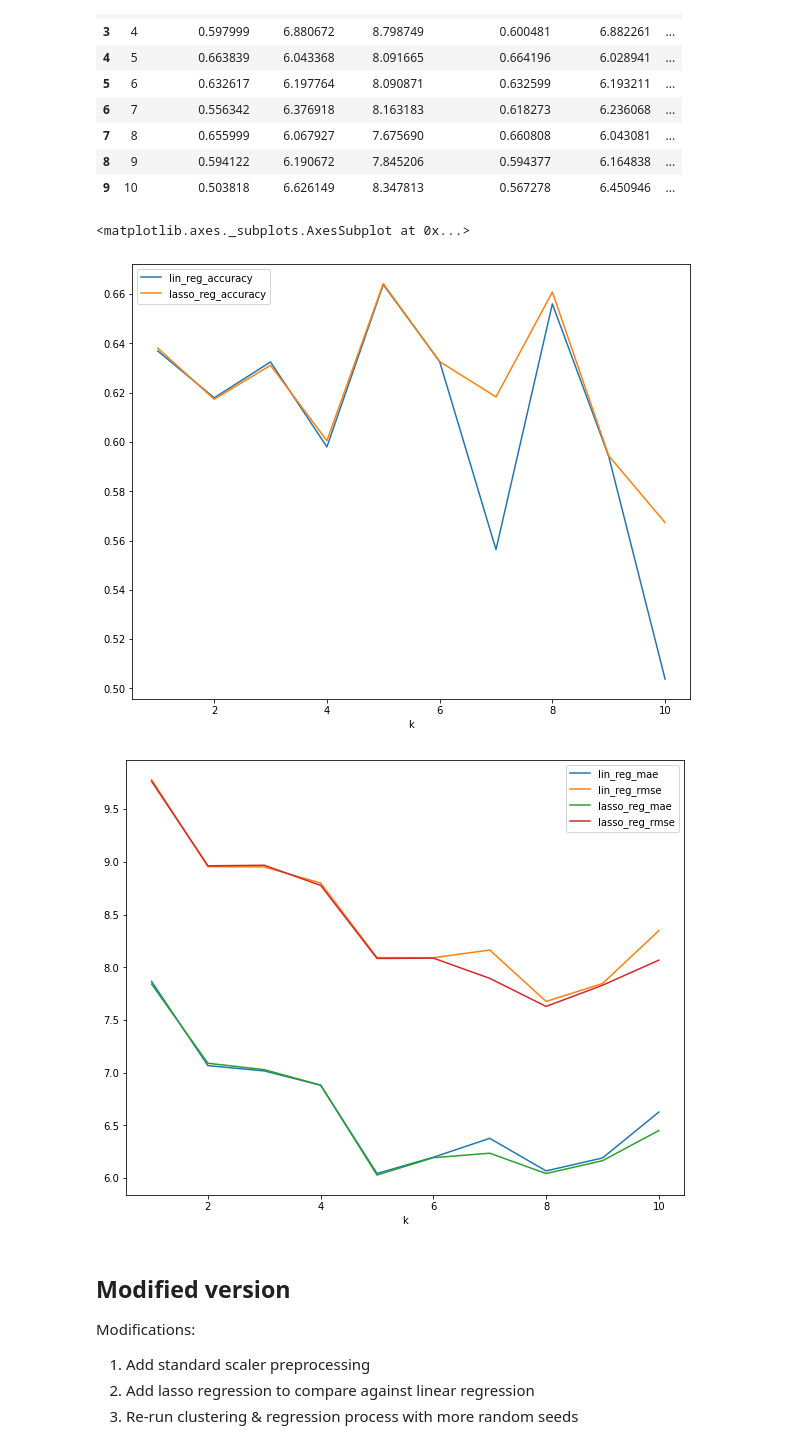
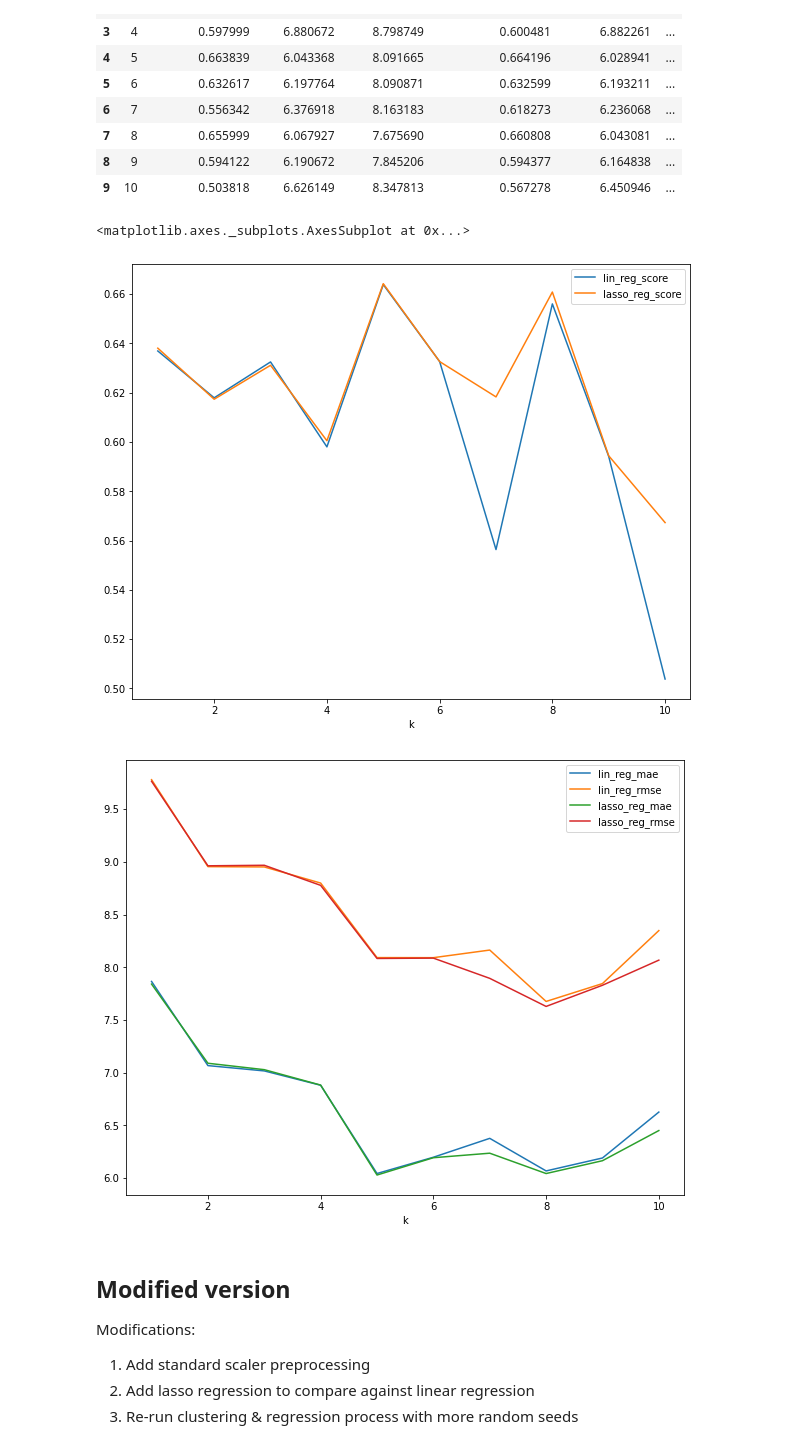
Before and after one commit to st0ro/ENSF-544-Project-2, a Jupyter notebook: KMeans_and_Linear_Regression.ipynb, the cells around one changed output. Drawn from its saved outputs; the diff is of its cells as text; code cells hidden in the pictures.

Commit message:
Updated name for score

```diff
--- a/KMeans_and_Linear_Regression.ipynb
+++ b/KMeans_and_Linear_Regression.ipynb
@@ -68,17 +68,17 @@ from sklearn.preprocessing import StandardScaler
 def run_local_regression(X_train, X_test, y_train, y_test):
   lin_reg = LinearRegression().fit(X_train, y_train)
   y_pred_lin = lin_reg.predict(X_test)
-  lin_reg_accuracy = lin_reg.score(X_test, y_test)
+  lin_reg_score = lin_reg.score(X_test, y_test)
   mae_lin_reg = mean_absolute_error(y_test, y_pred_lin)
   rmse_lin_reg = mean_squared_error(y_test, y_pred_lin, squared=False)
 
   lasso_reg = Lasso().fit(X_train, y_train)
   y_pred_lasso = lasso_reg.predict(X_test)
-  lasso_reg_accuracy = lasso_reg.score(X_test, y_test)
+  lasso_reg_score = lasso_reg.score(X_test, y_test)
   mae_lasso_reg = mean_absolute_error(y_test, y_pred_lasso)
   rmse_lasso_reg = mean_squared_error(y_test, y_pred_lasso, squared=False)
 
-  return lin_reg_accuracy, mae_lin_reg, rmse_lin_reg , lasso_reg_accuracy, mae_lasso_reg, rmse_lasso_reg
+  return lin_reg_score, mae_lin_reg, rmse_lin_reg , lasso_reg_score, mae_lasso_reg, rmse_lasso_reg
 
 def regression_on_locals_scores(random_state, scale=False, display_individuals=False):
   X_train, X_test, y_train, y_test = train_test_split(features, labels, random_state=random_state, train_size=0.8)
@@ -90,10 +90,10 @@ def regression_on_locals_scores(random_state, scale=False, display_individuals=F
     X_test = pd.DataFrame(scaler.transform(X_test), columns=X_col_names)
 
   ks = []
-  weighted_lin_reg_accuracies = []
+  weighted_lin_reg_scores = []
   weighted_lin_reg_maes = []
   weighted_lin_reg_rmses = []
-  weighted_lasso_reg_accuracies = []
+  weighted_lasso_reg_scores = []
   weighted_lasso_reg_maes = []
   weighted_lasso_reg_rmses = []
 
@@ -105,10 +105,10 @@ def regression_on_locals_scores(random_state, scale=False, display_individuals=F
     pred_cluster_test = kmeans.predict(X_test)
 
     cluster_sizes = []
-    lin_reg_accuracies = []
+    lin_reg_scores = []
     lin_reg_maes = []
     lin_reg_rmses = []
-    lasso_reg_accuracies = []
+    lasso_reg_scores = []
     lasso_reg_maes = []
     lasso_reg_rmses = []
 
@@ -125,28 +125,28 @@ def regression_on_locals_scores(random_state, scale=False, display_individuals=F
       results = run_local_regression(local_X_train, local_X_test, local_y_train, local_y_test)
 
       cluster_sizes.append(len(local_y_test))
-      lin_reg_accuracies.append(results[0])
+      lin_reg_scores.append(results[0])
       lin_reg_maes.append(results[1])
       lin_reg_rmses.append(results[2])
-      lasso_reg_accuracies.append(results[3])
+      lasso_reg_scores.append(results[3])
       lasso_reg_maes.append(results[4])
       lasso_reg_rmses.append(results[5])
 
     cluster_results_df = pd.DataFrame({
         'cluster_size': cluster_sizes,
-        'lin_reg_accuracy': lin_reg_accuracies,
+        'lin_reg_score': lin_reg_scores,
         'lin_reg_mae': lin_reg_maes,
         'lin_reg_rmse': lin_reg_rmses,
-        'lasso_reg_accuracy': lasso_reg_accuracies,
+        'lasso_reg_score': lasso_reg_scores,
         'lasso_reg_mae': lasso_reg_maes,
         'lasso_reg_rmse': lasso_reg_rmses,
       })
 
     ks.append(k)
-    weighted_lin_reg_accuracies.append(np.average(a=lin_reg_accuracies, weights=cluster_sizes))
+    weighted_lin_reg_scores.append(np.average(a=lin_reg_scores, weights=cluster_sizes))
     weighted_lin_reg_maes.append(np.average(a=lin_reg_maes, weights=cluster_sizes))
     weighted_lin_reg_rmses.append(np.average(a=lin_reg_rmses, weights=cluster_sizes))
-    weighted_lasso_reg_accuracies.append(np.average(a=lasso_reg_accuracies, weights=cluster_sizes))
+    weighted_lasso_reg_scores.append(np.average(a=lasso_reg_scores, weights=cluster_sizes))
     weighted_lasso_reg_maes.append(np.average(a=lasso_reg_maes, weights=cluster_sizes))
     weighted_lasso_reg_rmses.append(np.average(a=lasso_reg_rmses, weights=cluster_sizes))
 
@@ -157,10 +157,10 @@ def regression_on_locals_scores(random_state, scale=False, display_individuals=F
   # Drop "weighted" from name of final output
   results_df = pd.DataFrame({
       'k': ks,
-      'lin_reg_accuracy': weighted_lin_reg_accuracies,
+      'lin_reg_score': weighted_lin_reg_scores,
       'lin_reg_mae': weighted_lin_reg_maes,
       'lin_reg_rmse': weighted_lin_reg_rmses,
-      'lasso_reg_accuracy': weighted_lasso_reg_accuracies,
+      'lasso_reg_score': weighted_lasso_reg_scores,
       'lasso_reg_mae': weighted_lasso_reg_maes,
       'lasso_reg_rmse': weighted_lasso_reg_rmses
   })
@@ -217,11 +217,11 @@ results_df
 | 8 | 9 | 0.594122 | 6.190672 | 7.845206 | 0.594377 | 6.164838 | ... |
 | 9 | 10 | 0.503818 | 6.626149 | 8.347813 | 0.567278 | 6.450946 | ... |
 # %%
-results_df.plot.line(x='k', y=['lin_reg_accuracy', 'lasso_reg_accuracy'], figsize=(10, 8))
+results_df.plot.line(x='k', y=['lin_reg_score', 'lasso_reg_score'], figsize=(10, 8))
 results_df.plot.line(x='k', y=['lin_reg_mae', 'lin_reg_rmse', 'lasso_reg_mae', 'lasso_reg_rmse'], figsize=(10, 8))
 # %% [output]
 <matplotlib.axes._subplots.AxesSubplot at 0x...>
-[figure, old version]
+[figure, new version]
 [figure]
 # %% [markdown]
 ## Modified version
```
Also changed, not shown: parts of 6 cells of this notebook.
